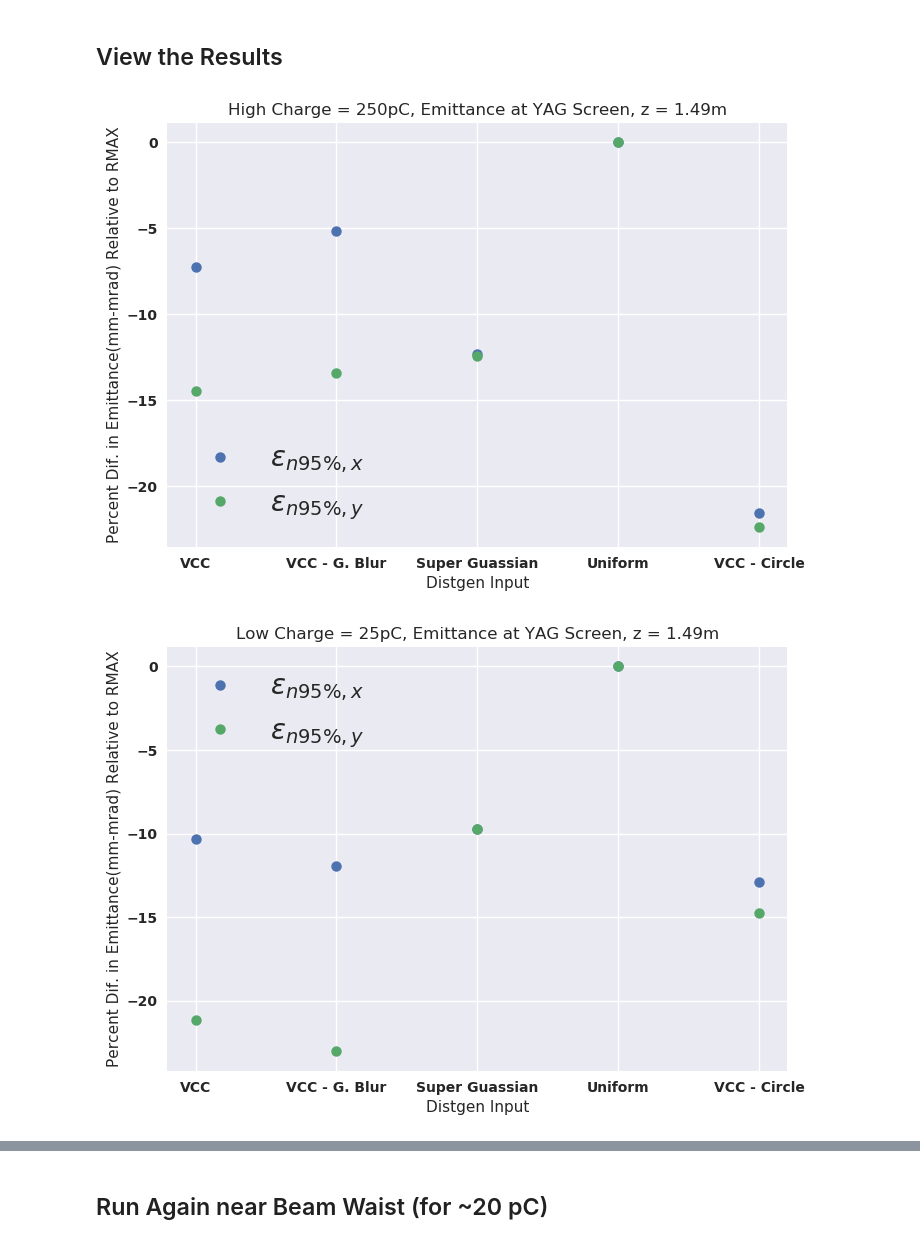
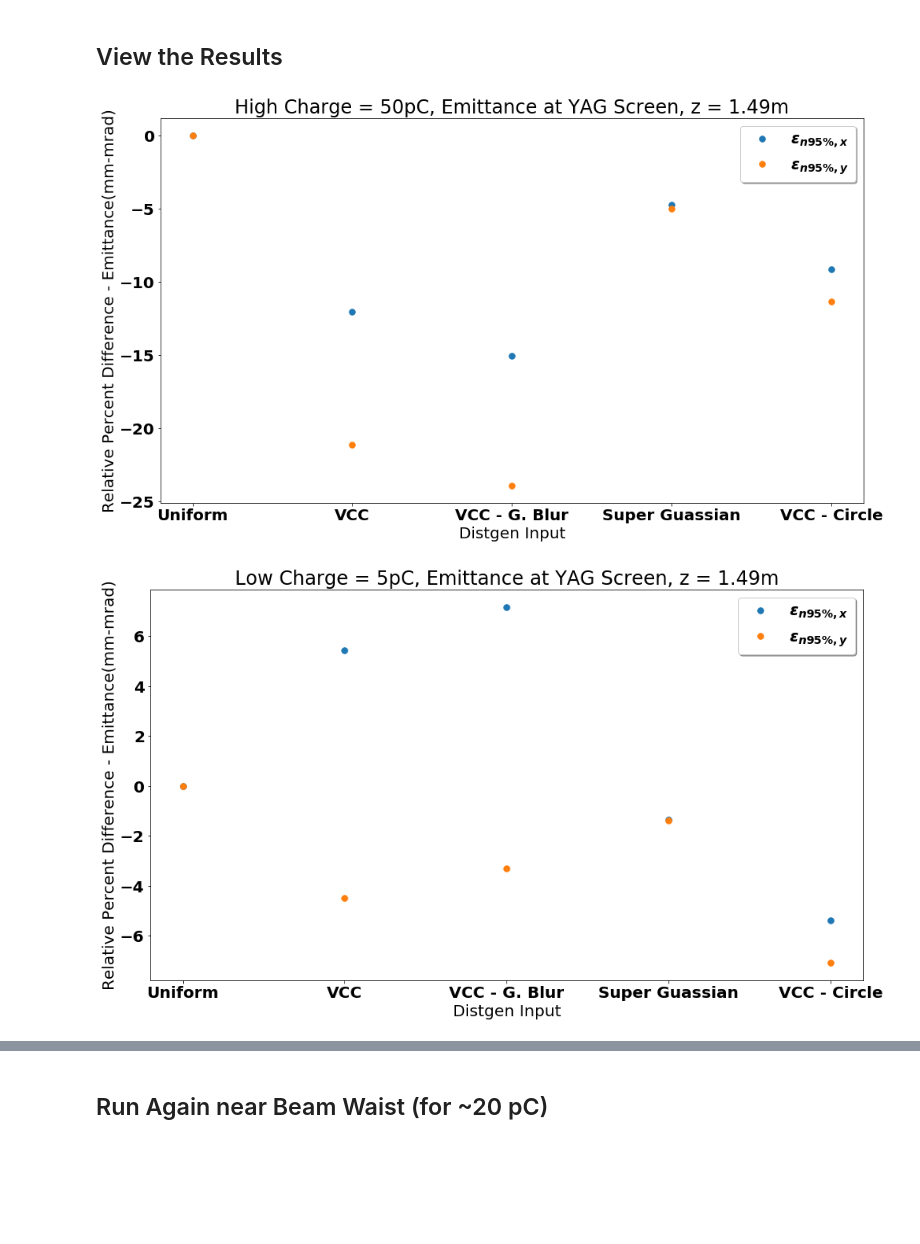
Before and after one commit to slaclab/lcls-sc-inj-surrogate, a Jupyter notebook: paper/AstraParticleInputShapeCompare.ipynb, the cells around one changed output, grey strips where cells are left out. Saved outputs shown, nothing was run; the diff lists cells and outputs as text; code cells hidden in the pictures; blank space fills up the shorter version.

```diff
--- a/paper/AstraParticleInputShapeCompare.ipynb
+++ b/paper/AstraParticleInputShapeCompare.ipynb
@@ -26,8 +32,8 @@ VCC_FILTERED_IN = "files/2019_11_04_135614_filt_outfilt_laser_in.yaml"
 SUPERG_IN = "files/2019_11_04_135614.yaml"
 RMAX_IN = "files/135614-trunc-rmax.yaml"
 CIRC = "files/135614_circ.yaml"
-DIST_INPUTS = [VCC_IN, VCC_FILTERED_IN, SUPERG_IN, RMAX_IN, CIRC]
-NAMES = ["VCC", "VCC_FILTERED", "SUPERG", "RMAX", "CIRC"]
+DIST_INPUTS = [RMAX_IN, VCC_IN, VCC_FILTERED_IN, SUPERG_IN, CIRC]
+NAMES = ["RMAX", "VCC", "VCC_FILTERED", "SUPERG", "CIRC"]
 # %%
 def returnImportantStuff(input_file, bins = 100, nparticles = 1000):
     gen = Generator(input_file)
@@ -48,9 +54,10 @@ def returnImportantStuff(input_file, bins = 100, nparticles = 1000):
 i = 0
 for inp in DIST_INPUTS:
     name = NAMES[i]
-    mpl.rcParams['figure.figsize'] = (8,8)
+    mpl.rcParams['figure.figsize'] = (10,10)
     particles, hx, hy, H= returnImportantStuff(inp, bins = 100, nparticles = 1000000)
     marginal_plot(particles, 'x', 'y', bins = 100)
-    plt.savefig("figures/"+name+"_1mil.png")
+    plt.savefig("figures/"+name+"_1m.png")
+    plt.tight_layout()
     plt.show()
     i = i+1
@@ -64,13 +79,13 @@ ARCHIVE_PATH = "/global/u1/l/lgupta/m669/datasets/temp"
 # %%
 settings = {}
-settings["High Charge = 250pC"] = {"distgen:n_particle": 10000, "lspch": True, "zstop": 1.49, "phi(1)": 0 , "maxb(2)": 0.07 ,
-             "distgen:total_charge:value": 250.0 , "zphase": 20}
-settings["Low Charge = 25pC"] = {"distgen:n_particle": 10000, "lspch": True, "zstop": 1.49, "phi(1)": 0 , "maxb(2)": 0.07 ,
-             "distgen:total_charge:value": 25.0 , "zphase": 20}
+settings["High Charge = 50pC"] = {"distgen:n_particle": 10000, "lspch": True, "zstop": 1.49, "phi(1)": 0 , "maxb(2)": 0.07 ,
+             "distgen:total_charge:value": 50.0 , "zphase": 20}
+settings["Low Charge = 5pC"] = {"distgen:n_particle": 10000, "lspch": True, "zstop": 1.49, "phi(1)": 0 , "maxb(2)": 0.07 ,
+             "distgen:total_charge:value": 5.0 , "zphase": 20}
 
 
 
-charges = ["High Charge = 250pC", "Low Charge = 25pC"]
+charges = ["High Charge = 50pC", "Low Charge = 5pC"]
 
 outputs = {}
 for charge in charges:
@@ -85,9 +100,14 @@ for charge in charges:
 with open('charge_scan.pickle', 'wb') as handle:
     pickle.dump(outputs, handle, protocol=pickle.HIGHEST_PROTOCOL)
 print("Done")
+
+# with open('charge_scan.pickle', 'rb') as handle:
+#     outputs = pickle.load(handle, encoding= 'unicode')
+# print("Done")
 # %% [output]
 Done
 # %%
+
 emits = ["end_core_emit_95percent_x", "end_core_emit_95percent_y"]
 emit_names = {"end_core_emit_95percent_x": "$\epsilon_{n 95\%, x} $",
                  "end_core_emit_95percent_y": "$\epsilon_{n 95\%, y} $"}
@@ -96,35 +116,36 @@ sizes = ['end_sigma_x', 'end_sigma_y']
 size_names = {'end_sigma_x': "$\sigma_{x}$",
              'end_sigma_y': "$\sigma_{y}$"}
 
-NAMES = ["VCC", "VCC_FILTERED", "SUPERG", "RMAX", "CIRC"]
-plot_names = ["VCC", "VCC - G. Blur", "Super Guassian", "Uniform", "VCC - Circle"]
+NAMES = ["RMAX","VCC", "VCC_FILTERED", "SUPERG", "CIRC"]
+plot_names = ["Uniform", "VCC", "VCC - G. Blur", "Super Guassian",  "VCC - Circle"]
 # %% [markdown]
 ## View the Results
 # %%
 norm = {}
 for charge in charges:
     d = {}
     for e in emits:
         d[e] = outputs[charge]["RMAX"][e]
     norm[charge] = d
 
 for charge in charges:
+    plt.figure(figsize = (16,9))
     for e in emits:
         em = []
         for name in NAMES:
             em.append(outputs[charge][name][e]/norm[charge][e])
-        mpl.style.use('seaborn')
+
         plt.title(e)
         plt.plot(plot_names, 100*np.array(em) - 100, '.', label = emit_names[e], markersize = 15)
-        plt.legend(fontsize=20)
+        plt.legend(fontsize=20, fancybox = True, shadow = True, frameon = True)
     plt.xlabel("Distgen Input")
-    plt.ylabel("Percent Dif. in Emittance(mm-mrad) Relative to RMAX")
+    plt.ylabel("Relative Percent Difference - Emittance(mm-mrad)")
     plt.title(charge + ", Emittance at YAG Screen, z = 1.49m")
     plt.savefig("figures/" + charge.split(" ")[0] + "_charge_emit.png")
     plt.show()
 # %% [output]
-[figure, old version]
+[figure, new version]
-[figure, old version]
+[figure, new version]
 # %%
 norm = {}
 for charge in charges:
```
Also changed, not shown: parts of 12 cells of this notebook, 49 other files.
